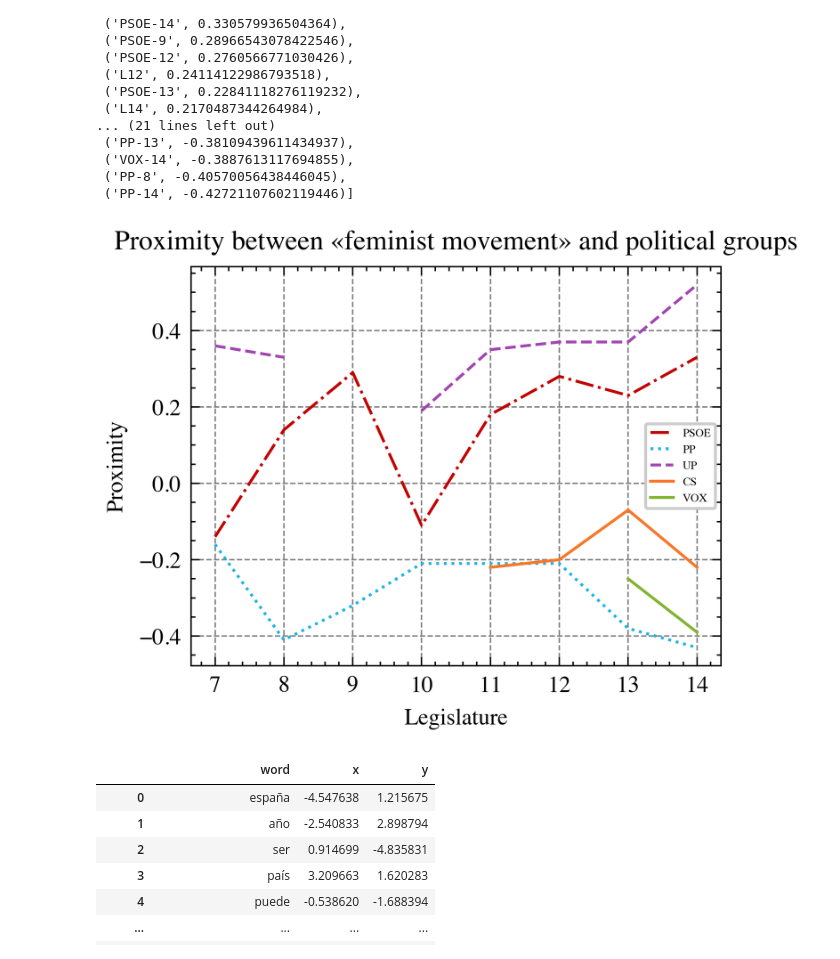
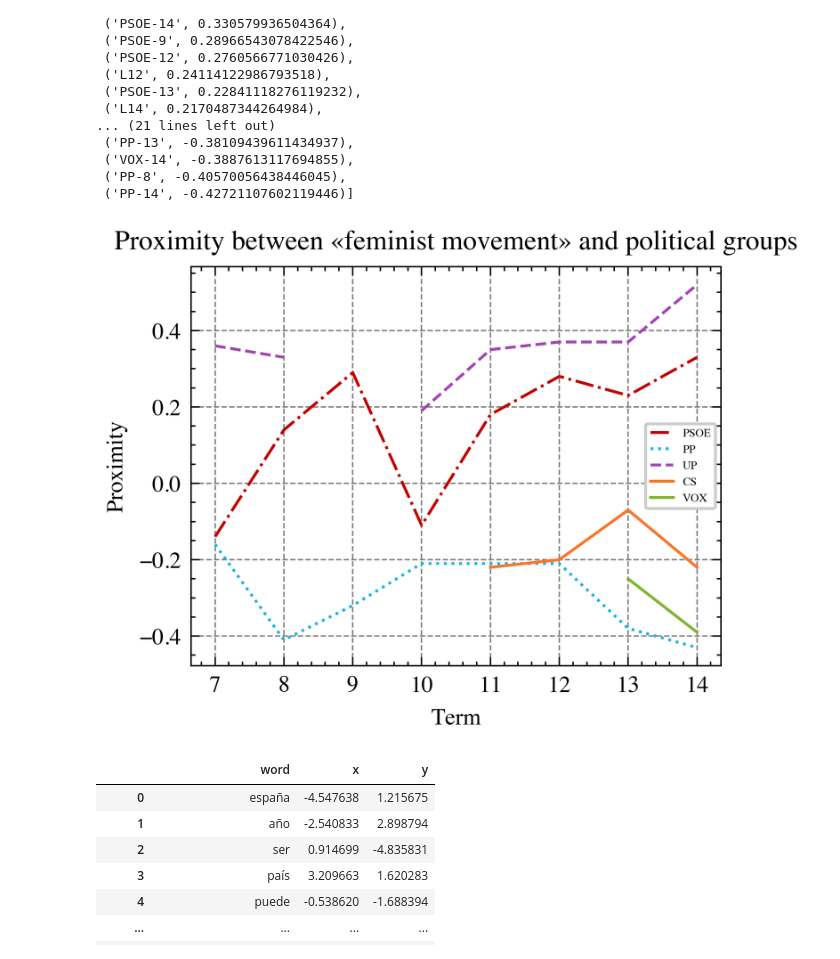
Before and after one commit to dibuja/polarisation-nlp, a Jupyter notebook: notebooks/ideological_polarisation.ipynb, the cells around one changed output. Saved outputs shown, nothing was run; the diff lists cells and outputs as text; code cells hidden in the pictures.

```diff
--- a/notebooks/ideological_polarisation.ipynb
+++ b/notebooks/ideological_polarisation.ipynb
@@ -522,32 +522,32 @@ t
 # %%
 le = np.array([7, 8, 9, 10, 11, 12, 13, 14])
 UP_mf = np.array([0.36, 0.33, np.nan, 0.19, 0.35, 0.37, 0.37, 0.52])
 PSOE_mf = np.array([-0.14, 0.14, 0.29, -0.11, 0.18, 0.28, 0.23, 0.33])
 PP_mf = np.array([-0.16, -0.41, -0.32, -0.21, -0.21, -0.21, -0.38, -0.43])
 VOX_mf = np.array([np.nan, np.nan, np.nan, np.nan, np.nan, np.nan, -0.25, -0.39])
 CS_mf = np.array([np.nan, np.nan, np.nan, np.nan, -0.22, -0.20, -0.07, -0.22])
 
 # Create a new figure and axis
 fig, ax = plt.subplots()
 
 # Plot each time series on the same axis
 ax.plot(le, PSOE_mf, label='PSOE', color='#c10200', linestyle='-.')
 ax.plot(le, PP_mf, label='PP', color='#1eb3e6', linestyle=':')
 ax.plot(le, UP_mf, label='UP', color='#a245b2', linestyle='--')
 ax.plot(le, CS_mf, label='CS', color='#f87729', linestyle='-')
 ax.plot(le, VOX_mf, label='VOX', color='#82b431', linestyle='-')
 
 # Add a legend and set the title
 ax.set_title(f'Proximity between «feminist movement» and political groups')
 ax.legend(fontsize=4)
-plt.xlabel('Legislature')
+plt.xlabel('Term')
 plt.ylabel(f'Proximity')
 plt.xticks(ticks=[7, 8, 9, 10, 11, 12, 13, 14])
 
 # Show the plot
 plt.show()
 # %% [output]
-[figure, old version]
+[figure, new version]
 # %%
 M = np.zeros((len(model.wv.index_to_key), 2))
 
```
Also changed, not shown: parts of 5 cells of this notebook, 10 other files.
